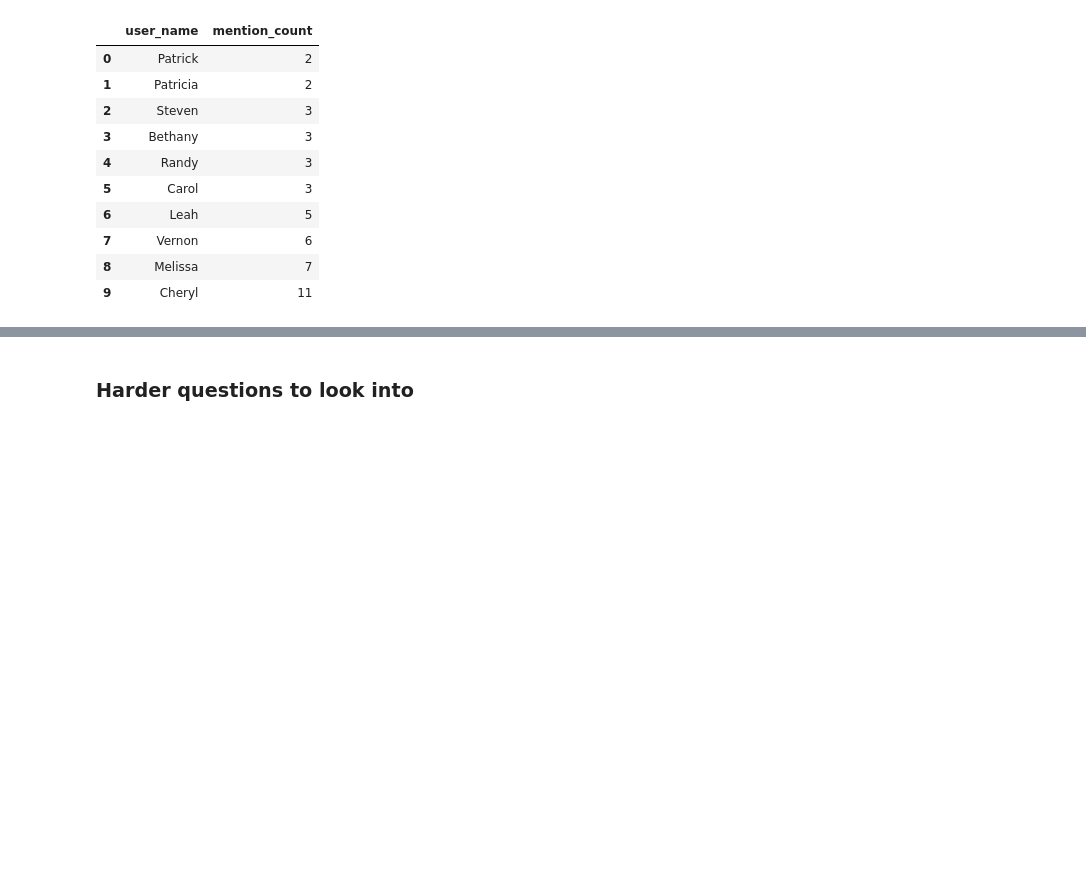
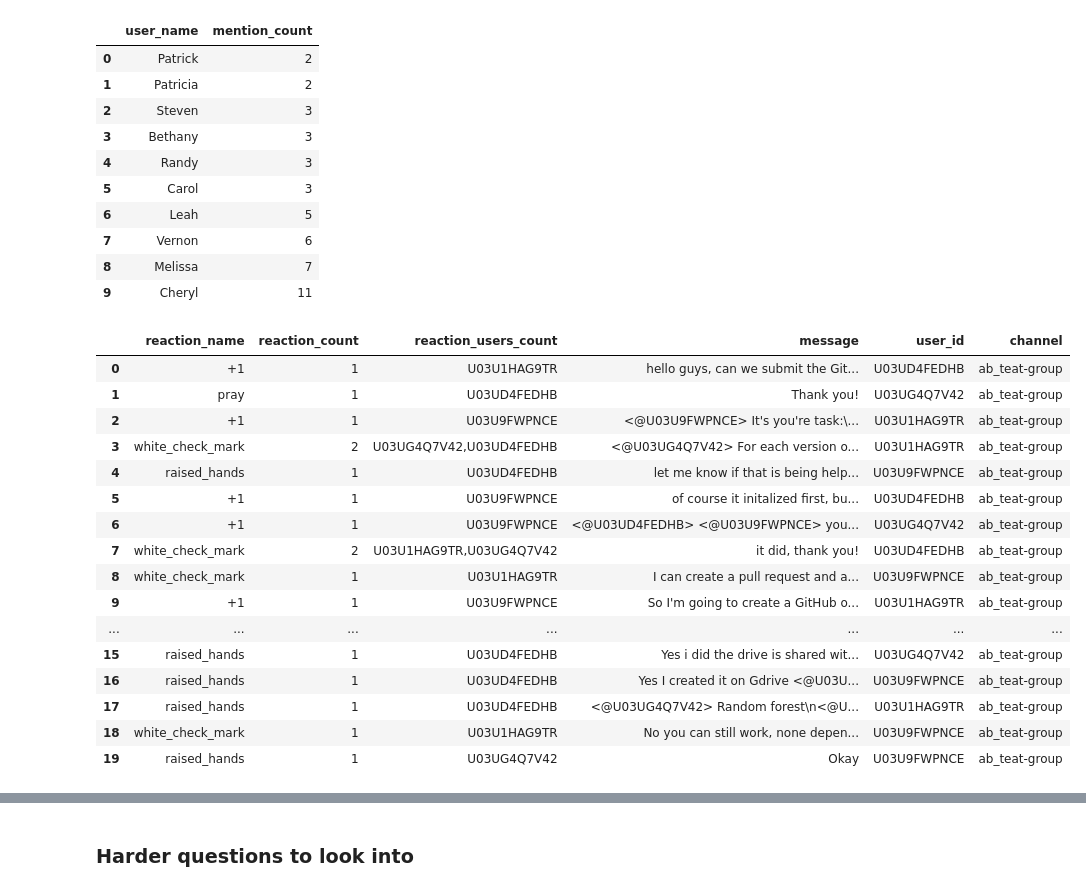
Before and after one commit to Misganaw-Berihun/network_analysis, a Jupyter notebook: notebooks/parse_slack_data.ipynb, the cells around one changed output, grey strips where cells are left out. Cells and saved outputs as stored; diff of their text form; code cells hidden in the pictures; blank space fills up the shorter version.

Commit message:
feat: add EDA for messages analysis

```diff
--- a/notebooks/parse_slack_data.ipynb
+++ b/notebooks/parse_slack_data.ipynb
@@ -568,3 +560,23 @@ users_with_lowest_mentions(mentioned_users_df)
 | 7 | Vernon | 6 |
 | 8 | Melissa | 7 |
 | 9 | Cheryl | 11 |
+# %%
+parse_slack_reaction('../data/anonymized/ab_test-group/', 'ab_teat-group')
+# %% [output]
+|  | reaction_name | reaction_count | reaction_users_count | message | user_id | channel |
+| 0 | +1 | 1 | U03U1HAG9TR | hello guys, can we submit the Git... | U03UD4FEDHB | ab_teat-group |
+| 1 | pray | 1 | U03UD4FEDHB | Thank you! | U03UG4Q7V42 | ab_teat-group |
+| 2 | +1 | 1 | U03U9FWPNCE | <@U03U9FWPNCE> It's you're task:\... | U03U1HAG9TR | ab_teat-group |
+| 3 | white_check_mark | 2 | U03UG4Q7V42,U03UD4FEDHB | <@U03UG4Q7V42> For each version o... | U03U1HAG9TR | ab_teat-group |
+| 4 | raised_hands | 1 | U03UD4FEDHB | let me know if that is being help... | U03U9FWPNCE | ab_teat-group |
+| 5 | +1 | 1 | U03U9FWPNCE | of course it initalized first, bu... | U03UD4FEDHB | ab_teat-group |
+| 6 | +1 | 1 | U03U9FWPNCE | <@U03UD4FEDHB> <@U03U9FWPNCE> you... | U03UG4Q7V42 | ab_teat-group |
+| 7 | white_check_mark | 2 | U03U1HAG9TR,U03UG4Q7V42 | it did, thank you! | U03UD4FEDHB | ab_teat-group |
+| 8 | white_check_mark | 1 | U03U1HAG9TR | I can create a pull request and a... | U03U9FWPNCE | ab_teat-group |
+| 9 | +1 | 1 | U03U9FWPNCE | So I'm going to create a GitHub o... | U03U1HAG9TR | ab_teat-group |
+| ... | ... | ... | ... | ... | ... | ... |
+| 15 | raised_hands | 1 | U03UD4FEDHB | Yes i did the drive is shared wit... | U03UG4Q7V42 | ab_teat-group |
+| 16 | raised_hands | 1 | U03UD4FEDHB | Yes I created it on Gdrive <@U03U... | U03U9FWPNCE | ab_teat-group |
+| 17 | raised_hands | 1 | U03UD4FEDHB | <@U03UG4Q7V42> Random forest\n<@U... | U03U1HAG9TR | ab_teat-group |
+| 18 | white_check_mark | 1 | U03U1HAG9TR | No you can still work, none depen... | U03U9FWPNCE | ab_teat-group |
+| 19 | raised_hands | 1 | U03UG4Q7V42 | Okay | U03U9FWPNCE | ab_teat-group |
```
Also changed, not shown: parts of 17 cells of this notebook.
